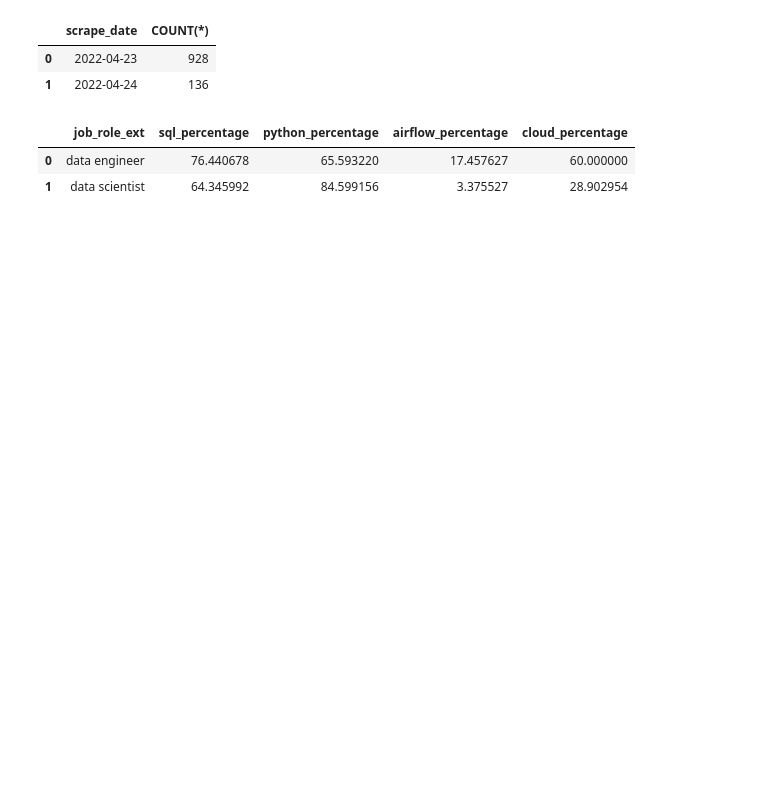
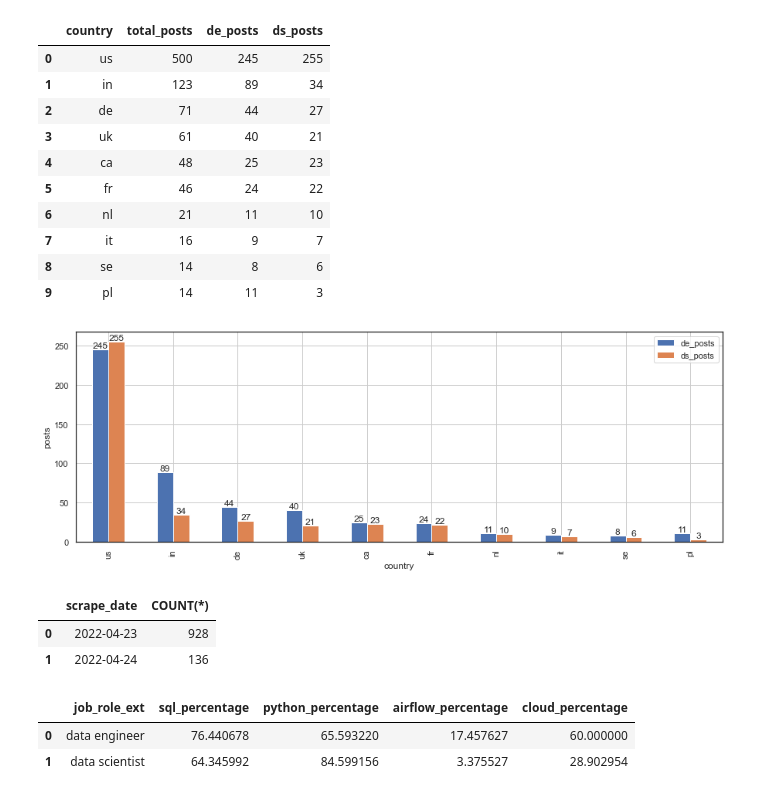
Before and after one commit to rbtroselli/jobs-scraper, a Jupyter notebook: analysis.ipynb, the cells around one changed output. Drawn from its saved outputs; the diff is of its cells as text; code cells hidden in the pictures; blank space fills up the shorter version.

```diff
--- a/analysis.ipynb
+++ b/analysis.ipynb
@@ -31,3 +27,37 @@ df
+# %%
+df = pd.read_sql("""
+    SELECT
+        country,
+        COUNT(*) AS total_posts,
+        SUM(CASE WHEN job_role='de' THEN 1 ELSE 0 END) AS de_posts,
+        SUM(CASE WHEN job_role='ds' THEN 1 ELSE 0 END) AS ds_posts
+    FROM
+        jobs
+    GROUP BY
+        country
+    ORDER BY
+        count(*) DESC
+    LIMIT
+        10   """,con=connection)
+sns.set_theme('notebook')
+sns.set_style('white')
+ax = df[['country','de_posts','ds_posts']].plot(kind='bar', x='country', figsize=(15,5), ylabel='posts', grid=True)
+for container in ax.containers:
+    ax.bar_label(container)
+df
+# %% [output]
+|  | country | total_posts | de_posts | ds_posts |
+| 0 | us | 500 | 245 | 255 |
+| 1 | in | 123 | 89 | 34 |
+| 2 | de | 71 | 44 | 27 |
+| 3 | uk | 61 | 40 | 21 |
+| 4 | ca | 48 | 25 | 23 |
+| 5 | fr | 46 | 24 | 22 |
+| 6 | nl | 21 | 11 | 10 |
+| 7 | it | 16 | 9 | 7 |
+| 8 | se | 14 | 8 | 6 |
+| 9 | pl | 14 | 11 | 3 |
+[figure, added]
 # %%
 df = pd.read_sql("""
     SELECT
```
Also changed, not shown: parts of 5 cells of this notebook, 1 other file.
